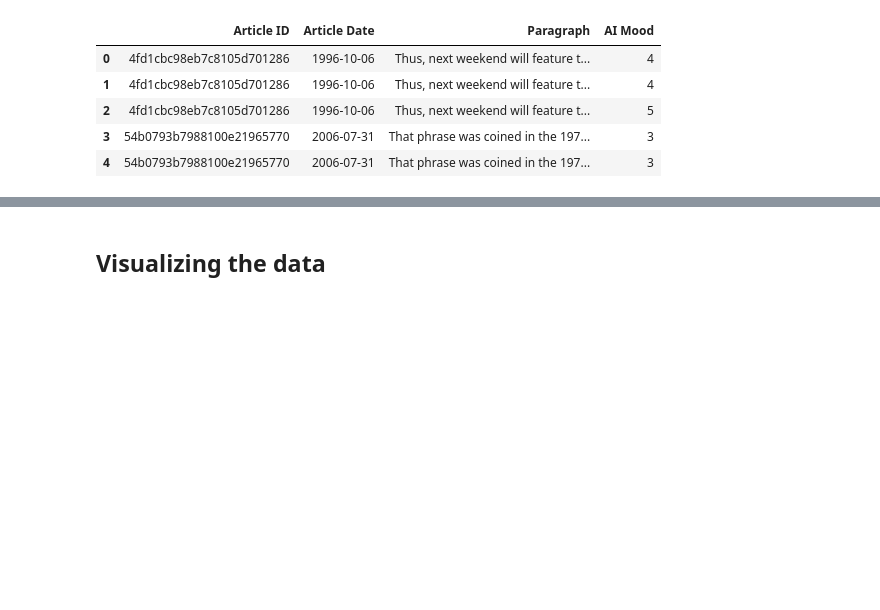
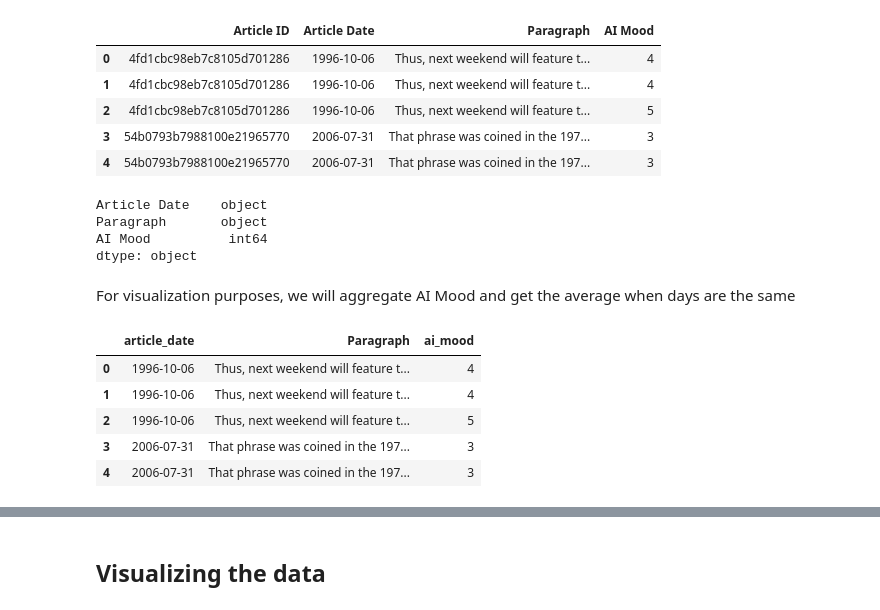
Before and after one commit to artms-18/ML-Projects, a Jupyter notebook: Mika_project_1.ipynb, the cells around one changed output, grey strips where cells are left out. Drawn from its saved outputs; the diff is of its cells as text; code cells hidden in the pictures; blank space fills up the shorter version.

```diff
--- a/Mika_project_1.ipynb
+++ b/Mika_project_1.ipynb
@@ -102,3 +102,12 @@ data.head()
 #we also probably do not need the Article ID column
 
 data = data.drop(columns = ['Article ID'], axis = 1)
+
+data.dtypes
+# %% [output]
+Article Date    object
+Paragraph       object
+AI Mood          int64
+dtype: object
+# %% [markdown]
+For visualization purposes, we will aggregate AI Mood and get the average when days are the same
@@ -104,0 +118,9 @@ data = data.drop(columns = ['Article ID'], axis = 1)
+# %%
+data.head()
+# %% [output]
+|  | article_date | Paragraph | ai_mood |
+| 0 | 1996-10-06 | Thus, next weekend will feature t... | 4 |
+| 1 | 1996-10-06 | Thus, next weekend will feature t... | 4 |
+| 2 | 1996-10-06 | Thus, next weekend will feature t... | 5 |
+| 3 | 2006-07-31 | That phrase was coined in the 197... | 3 |
+| 4 | 2006-07-31 | That phrase was coined in the 197... | 3 |
```
Also changed, not shown: parts of 11 cells of this notebook.
